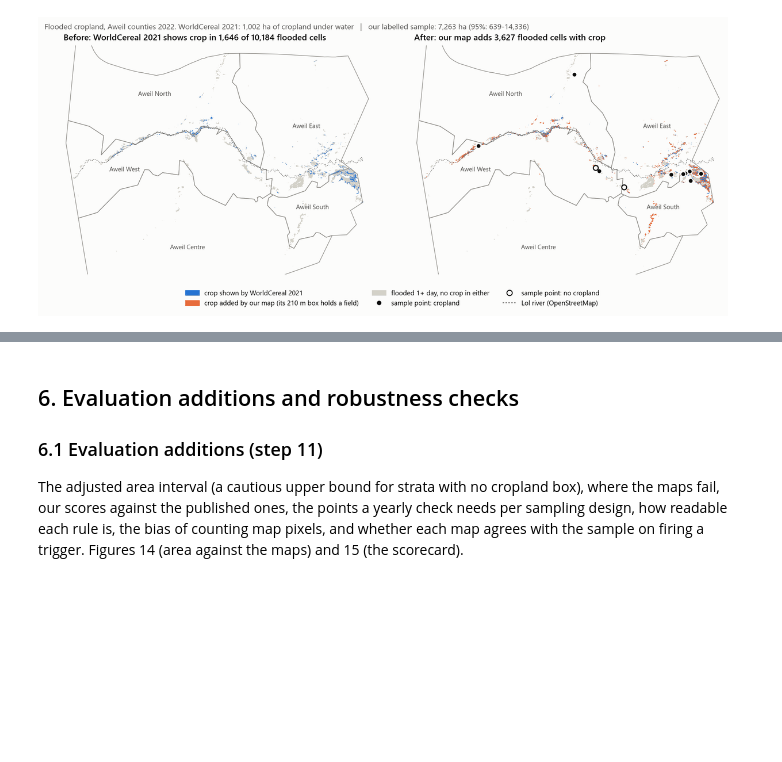
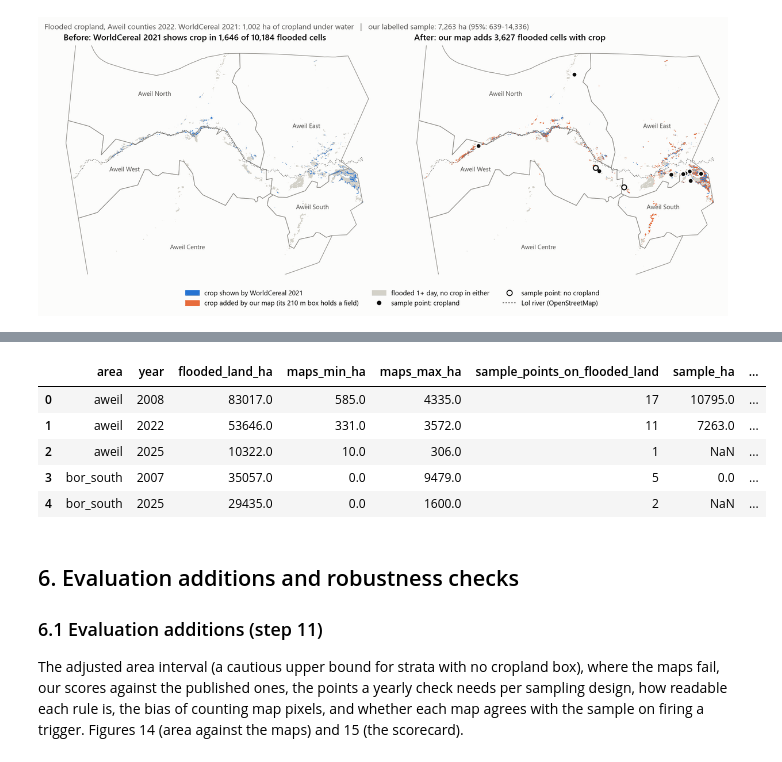
Before and after one commit to marcvoolpe/JBG060_ZHL_2026, a Jupyter notebook: cropland/pipeline.ipynb, the cells around one changed output, grey strips where cells are left out. Cells and saved outputs as stored; diff of their text form; code cells hidden in the pictures; blank space fills up the shorter version.

```diff
--- a/cropland/pipeline.ipynb
+++ b/cropland/pipeline.ipynb
@@ -1144,3 +1148,14 @@ map: deliverables\cropland_report\maps\flood_aweil_2022.html
+# %%
+import key_results as K
+exposure = K.exposure()
+exposure.round(0).assign(ha_per_household=exposure.ha_per_household.round(2))
+# %% [output]
+|  | area | year | flooded_land_ha | maps_min_ha | maps_max_ha | sample_points_on_flooded_land | sample_ha | ... |
+| 0 | aweil | 2008 | 83017.0 | 585.0 | 4335.0 | 17 | 10795.0 | ... |
+| 1 | aweil | 2022 | 53646.0 | 331.0 | 3572.0 | 11 | 7263.0 | ... |
+| 2 | aweil | 2025 | 10322.0 | 10.0 | 306.0 | 1 | NaN | ... |
+| 3 | bor_south | 2007 | 35057.0 | 0.0 | 9479.0 | 5 | 0.0 | ... |
+| 4 | bor_south | 2025 | 29435.0 | 0.0 | 1600.0 | 2 | NaN | ... |
 # %% [markdown]
 ## 6. Evaluation additions and robustness checks
 
```
Also changed, not shown: parts of 18 cells of this notebook, 43 other files.
